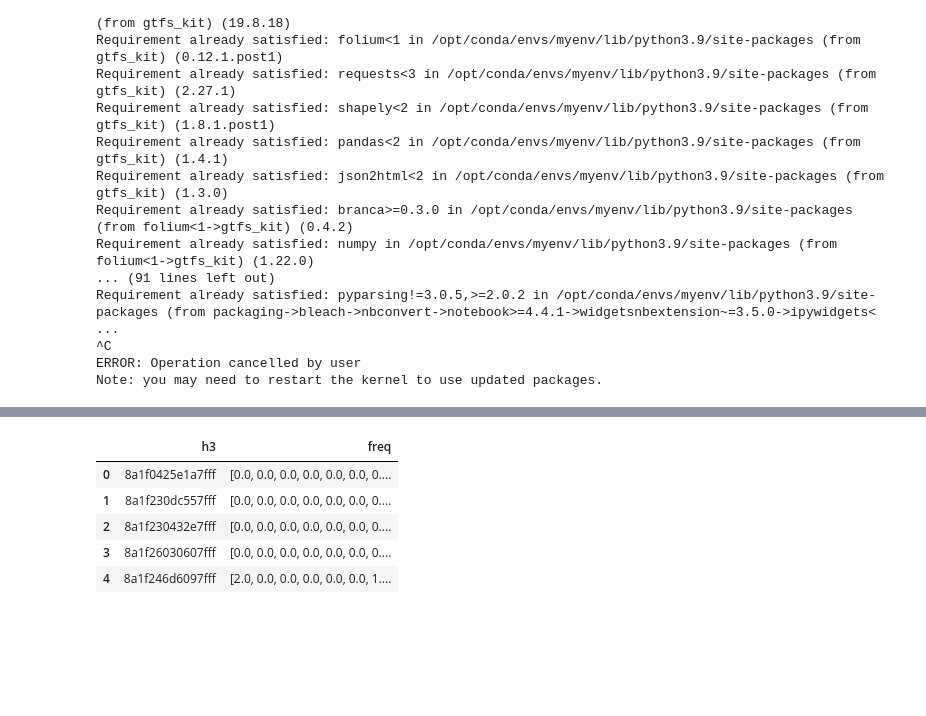
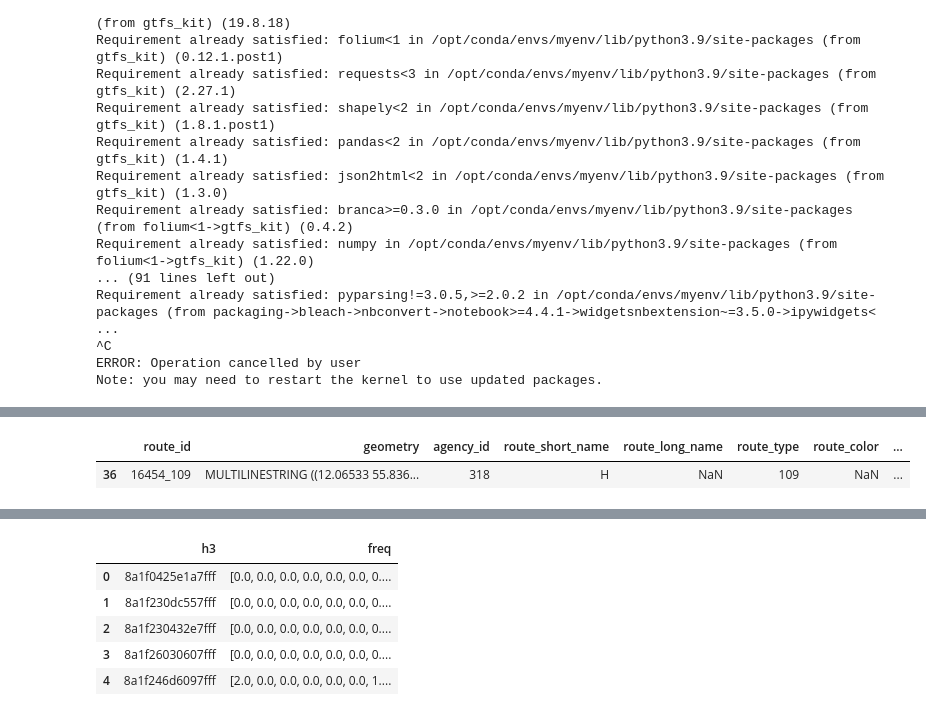
Before and after one commit to inkompotato/transit, a Jupyter notebook: notebooks/gtfs_kit.ipynb, the cells around one changed output, grey strips where cells are left out. Drawn from its saved outputs; the diff is of its cells as text; code cells hidden in the pictures; blank space fills up the shorter version.

```diff
--- a/notebooks/gtfs_kit.ipynb
+++ b/notebooks/gtfs_kit.ipynb
@@ -68,0 +64,5 @@ tts.head()
+# %%
+routes.query("route_short_name == 'H'")
+# %% [output]
+|  | route_id | geometry | agency_id | route_short_name | route_long_name | route_type | route_color | ... |
+| 36 | 16454_109 | MULTILINESTRING ((12.06533 55.836... | 318 | H | NaN | 109 | NaN | ... |
```
Also changed, not shown: parts of 11 cells of this notebook.
